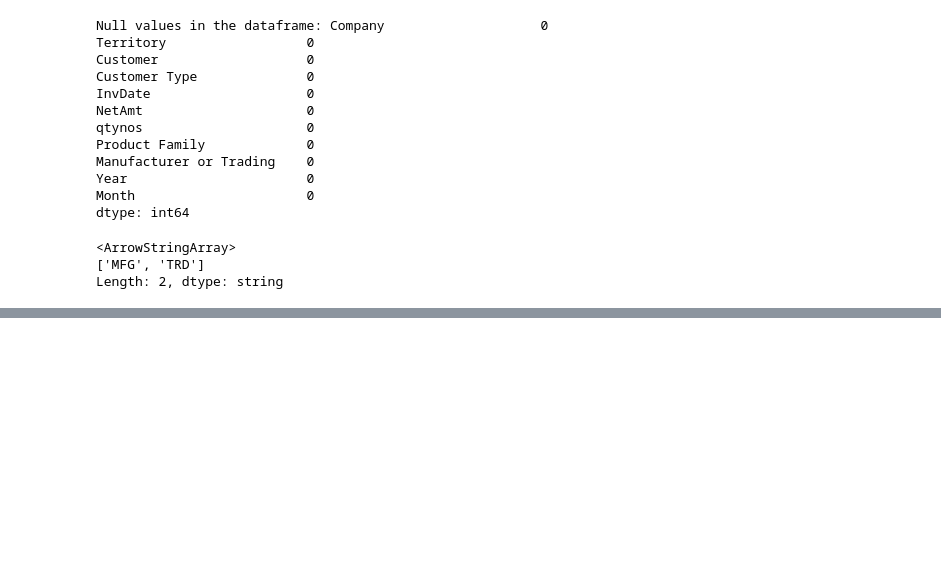
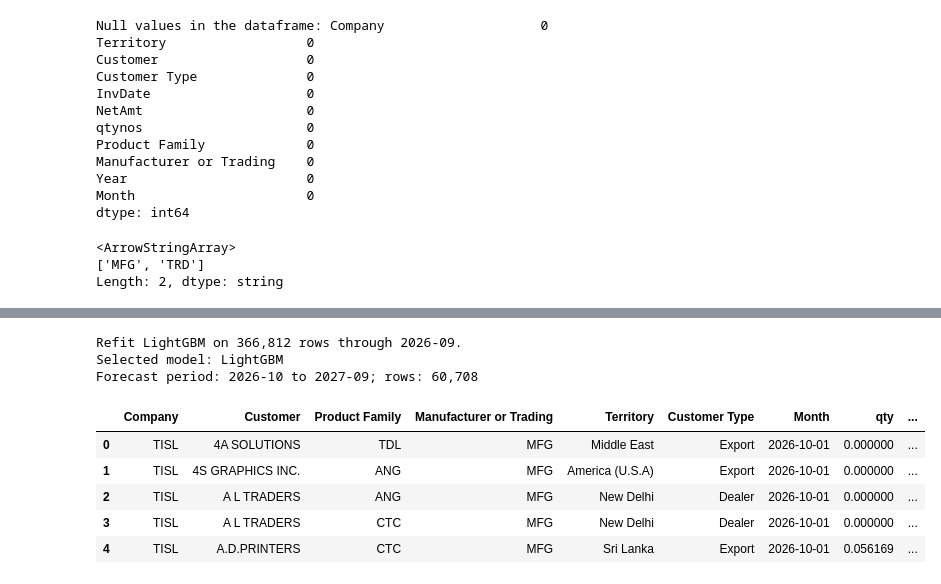
Before and after one commit to divyesh0548/Technova_sales_forecasting, a Jupyter notebook: Main_forecasting.ipynb, the cells around one changed output, grey strips where cells are left out. Saved outputs shown, nothing was run; the diff lists cells and outputs as text; code cells hidden in the pictures; blank space fills up the shorter version.

```diff
--- a/Main_forecasting.ipynb
+++ b/Main_forecasting.ipynb
@@ -77,0 +712,36 @@ Length: 2, dtype: string
+# %%
+# Use the model selected by the holdout. Do not silently promote a losing model.
+selected_model_name = "LightGBM" if lightgbm_wins else "Seasonal naive"
+if lightgbm_wins:
+    production_training_rows = all_features.loc[all_features["Month"].le(forecast_cutoff_month)].dropna(subset=["qty"])
+    production_model = LGBMRegressor(**lgbm_model.get_params())
+    production_model.fit(
+        production_training_rows[feature_columns],
+        production_training_rows["qty"],
+        categorical_feature=categorical_features,
+    )
+    selected_model = production_model
+    print(f"Refit LightGBM on {len(production_training_rows):,} rows through {production_training_rows['Month'].max():%Y-%m}.")
+else:
+    selected_model = None
+forecast_months = pd.date_range(forecast_cutoff_month + pd.offsets.MonthBegin(1), periods=12, freq="MS")
+forecast_history = analysis_monthly.loc[analysis_monthly["Month"].le(forecast_cutoff_month)].copy()
+forecast_monthly = recursive_quantity_forecast(forecast_history, forecast_months, model=selected_model)
+forecast_monthly["model"] = selected_model_name
+if forecast_monthly.duplicated(series_keys + ["Month"]).any():
+    raise AssertionError("Forecast output has duplicate series-month rows.")
+if not forecast_monthly["Month"].isin(forecast_months).all() or len(forecast_monthly) != forecast_history[series_keys].drop_duplicates().shape[0] * 12:
+    raise AssertionError("Forecast output does not contain 12 months for every known series.")
+print(f"Selected model: {selected_model_name}")
+print(f"Forecast period: {forecast_months[0]:%Y-%m} to {forecast_months[-1]:%Y-%m}; rows: {len(forecast_monthly):,}")
+display(forecast_monthly.head())
+# %% [output]
+Refit LightGBM on 366,812 rows through 2026-09.
+Selected model: LightGBM
+Forecast period: 2026-10 to 2027-09; rows: 60,708
+|  | Company | Customer | Product Family | Manufacturer or Trading | Territory | Customer Type | Month | qty | ... |
+| 0 | TISL | 4A SOLUTIONS | TDL | MFG | Middle East | Export | 2026-10-01 | 0.000000 | ... |
+| 1 | TISL | 4S GRAPHICS INC. | ANG | MFG | America (U.S.A) | Export | 2026-10-01 | 0.000000 | ... |
+| 2 | TISL | A L TRADERS | ANG | MFG | New Delhi | Dealer | 2026-10-01 | 0.000000 | ... |
+| 3 | TISL | A L TRADERS | CTC | MFG | New Delhi | Dealer | 2026-10-01 | 0.000000 | ... |
+| 4 | TISL | A.D.PRINTERS | CTC | MFG | Sri Lanka | Export | 2026-10-01 | 0.056169 | ... |
```
Also changed, not shown: parts of 15 cells of this notebook.
